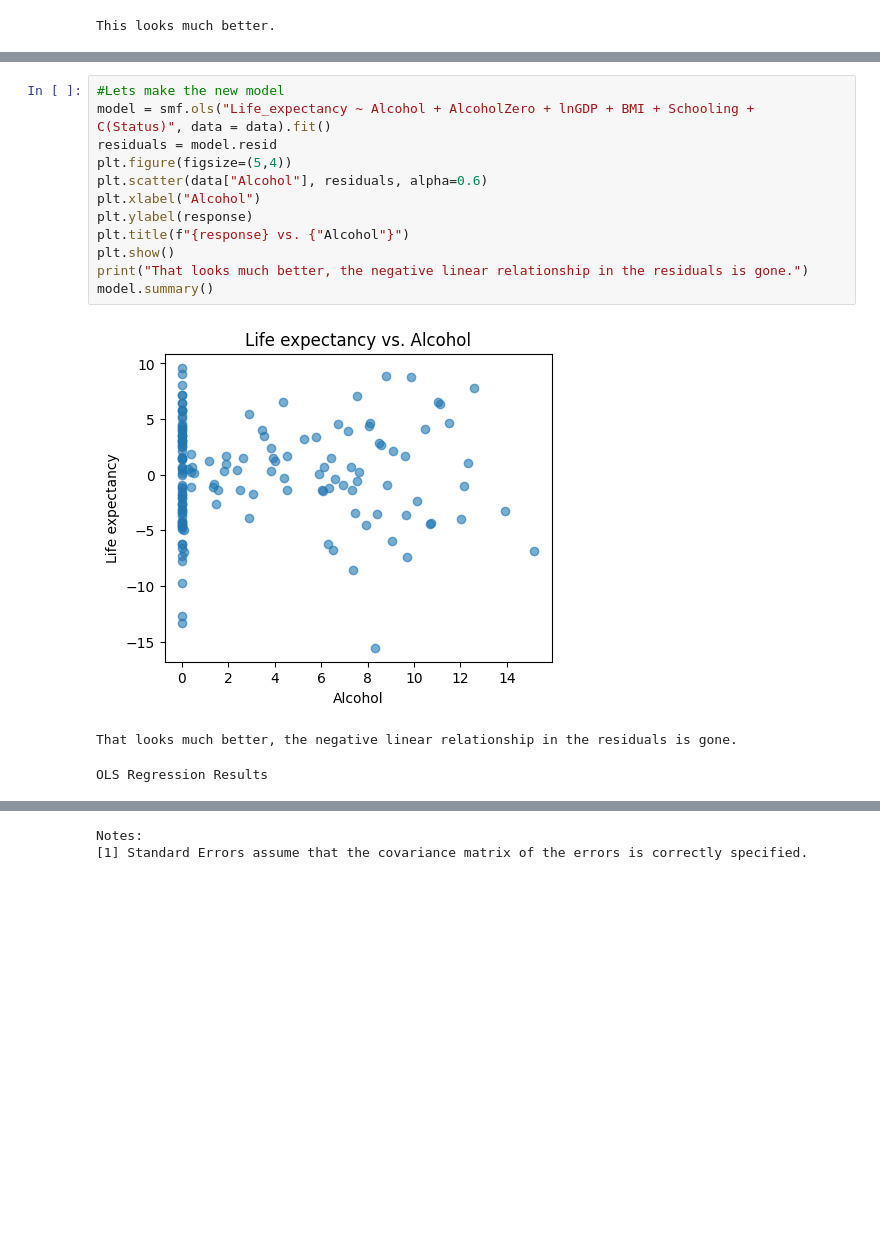
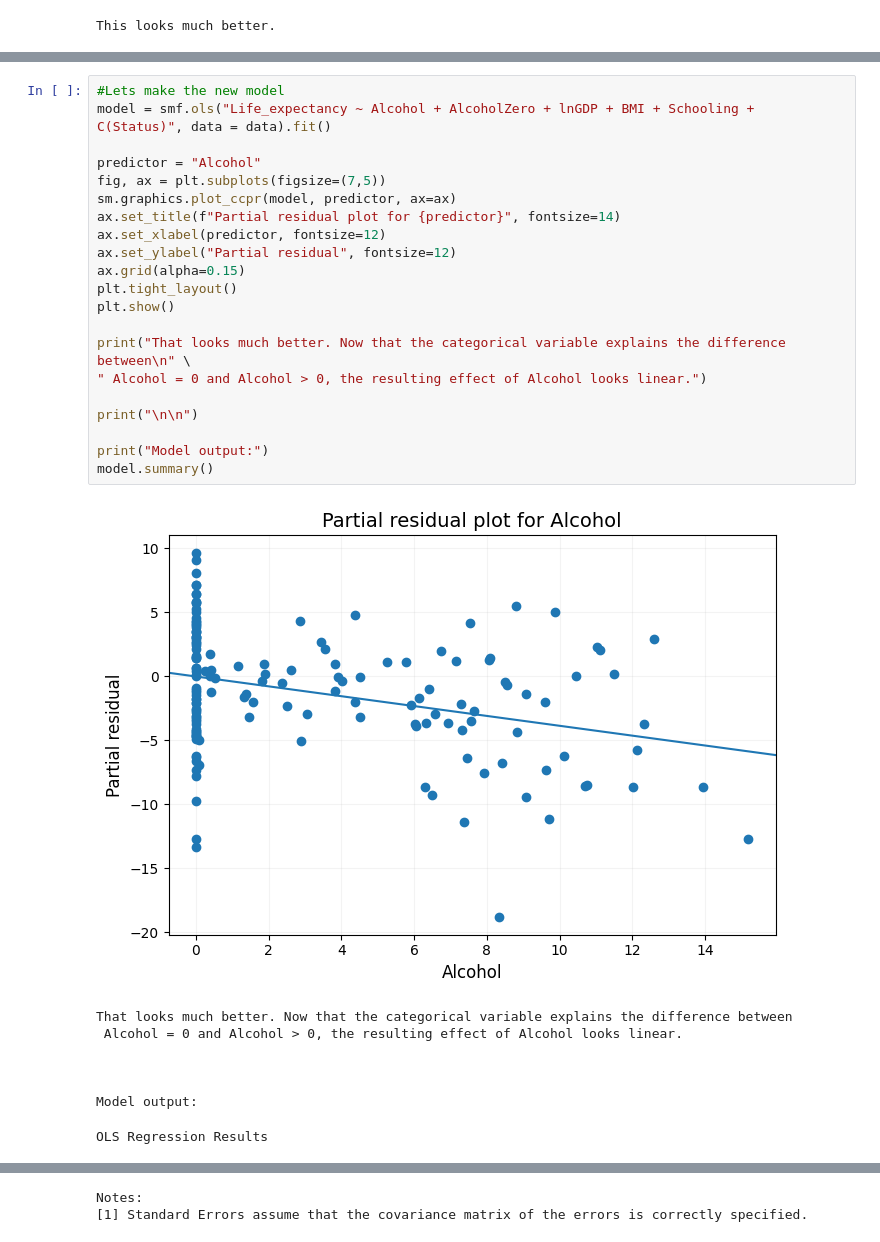
Before and after one commit to Nolan6Jensen/life-expectancy-modeling, a Jupyter notebook: analysis1.ipynb, the cells around one changed output, grey strips where cells are left out. Cells and saved outputs as stored; diff of their text form; blank space fills up the shorter version.

```diff
--- a/analysis1.ipynb
+++ b/analysis1.ipynb
@@ -253,18 +243,32 @@ Name: count, Length: 81, dtype: int64
 # %%
 #Lets make the new model
 model = smf.ols("Life_expectancy ~ Alcohol + AlcoholZero + lnGDP + BMI + Schooling + C(Status)", data = data).fit()
-residuals = model.resid
-plt.figure(figsize=(5,4))
-plt.scatter(data["Alcohol"], residuals, alpha=0.6)
-plt.xlabel("Alcohol")
-plt.ylabel(response)
-plt.title(f"{response} vs. {"Alcohol"}")
+
+predictor = "Alcohol"
+fig, ax = plt.subplots(figsize=(7,5))
+sm.graphics.plot_ccpr(model, predictor, ax=ax)
+ax.set_title(f"Partial residual plot for {predictor}", fontsize=14)
+ax.set_xlabel(predictor, fontsize=12)
+ax.set_ylabel("Partial residual", fontsize=12)
+ax.grid(alpha=0.15)
+plt.tight_layout()
 plt.show()
-print("That looks much better, the negative linear relationship in the residuals is gone.")
+
+print("That looks much better. Now that the categorical variable explains the difference between\n" \
+" Alcohol = 0 and Alcohol > 0, the resulting effect of Alcohol looks linear.")
+
+print("\n\n")
+
+print("Model output:")
 model.summary()
 # %% [output]
-[figure, old version]
+[figure, new version]
-That looks much better, the negative linear relationship in the residuals is gone.
+That looks much better. Now that the categorical variable explains the difference between
+ Alcohol = 0 and Alcohol > 0, the resulting effect of Alcohol looks linear.
+
+
+
+Model output:
 OLS Regression Results
 | Dep. Variable: | Life_expectancy | R-squared: | 0.724 |
 | Model: | OLS | Adj. R-squared: | 0.713 |
```
Also changed, not shown: parts of 8 cells of this notebook.
